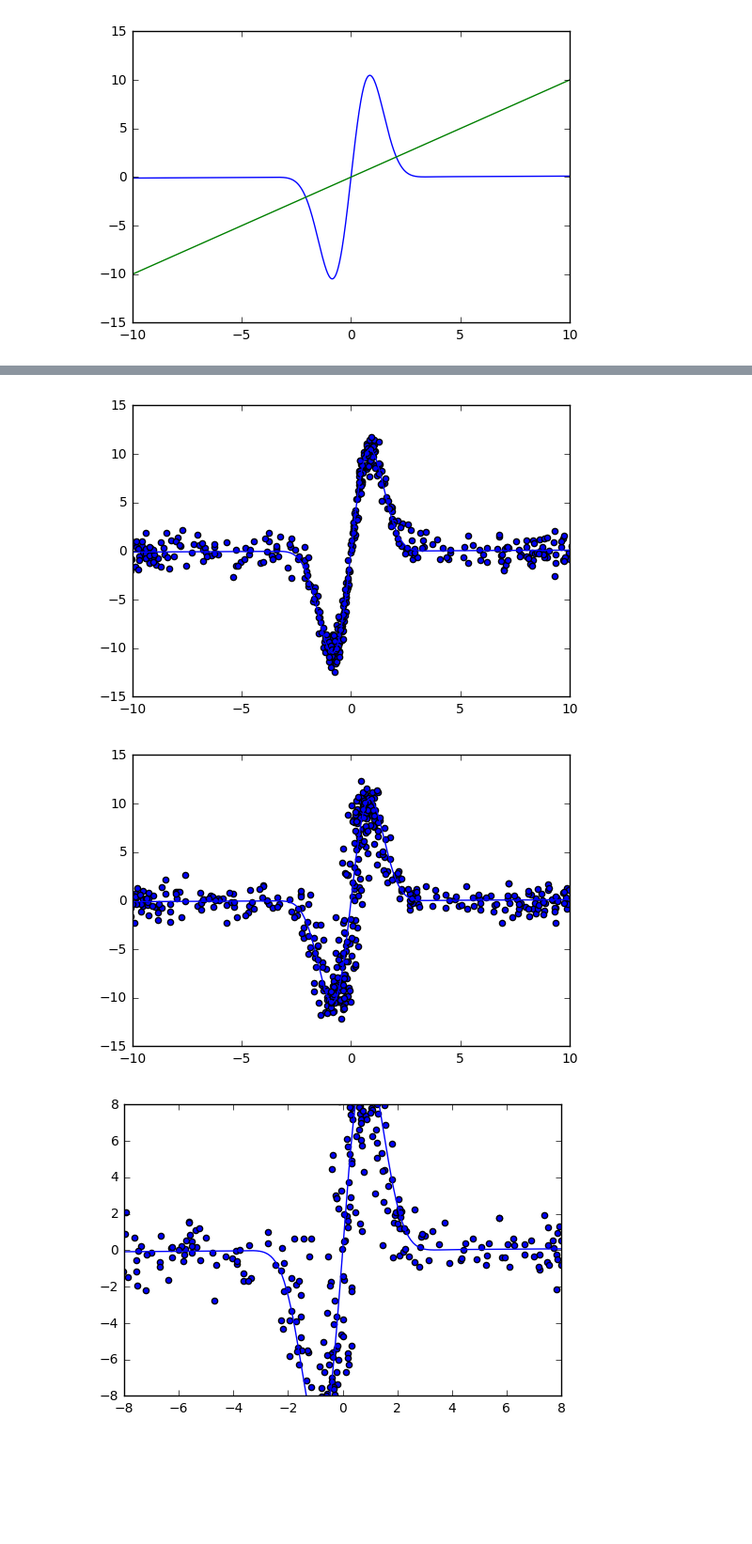
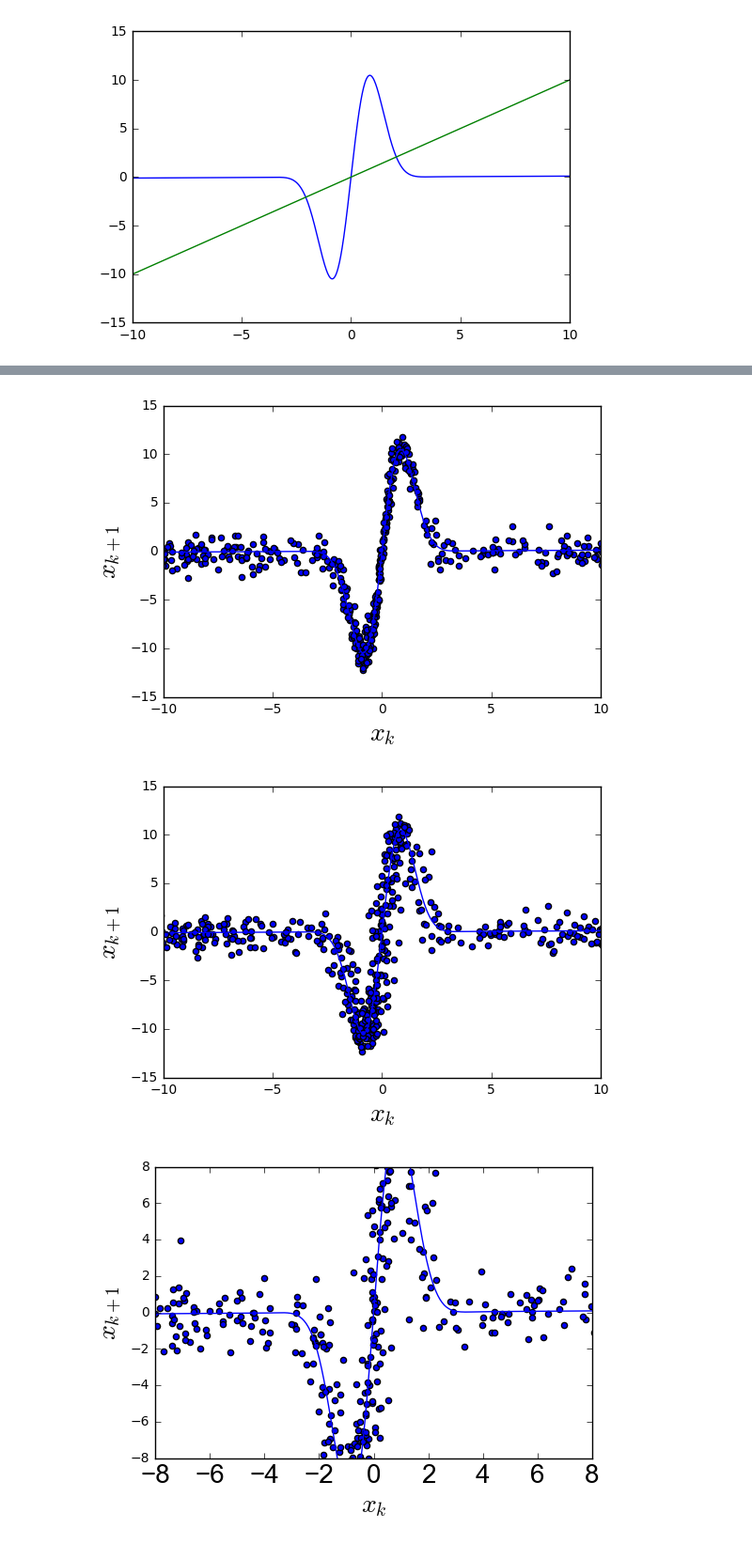
Before and after one commit to VincentBt/Projet-PGM, a Jupyter notebook: FunctionApprox.ipynb, the cells around one changed output, grey strips where cells are left out. Shown at 94% size. Drawn from its saved outputs; the diff is of its cells as text; code cells hidden in the pictures; blank space fills up the shorter version.

Commit message:
Graphs

```diff
--- a/FunctionApprox.ipynb
+++ b/FunctionApprox.ipynb
@@ -133,7 +137,7 @@ for i in range(iterations):
 
     #Propagation
     for k in range(T-1):
-        print(f(k,x[k]))
+#         print(f(k,x[k]))
         x[k+1] = f(k,x[k]) + np.dot(B,u[k]) + normal(mean,Q)
     for k in range(T):
         y[k] = h(k,x[k])  + np.dot(D,u[k]) + normal(mean,R)
@@ -149,6 +153,12 @@ for i in range(iterations):
 absc = np.linspace(-10,10,T)
 ordo = f(1,absc)
 
+
+plt.rc('font',**{'family':'sans-serif','sans-serif':['Arial'],'size':20})
+plt.rc('text', usetex=False)
+plt.rc('xtick', labelsize=10)
+plt.rc('ytick', labelsize=10)
+
 plt.figure()
 plt.plot(absc,ordo)
 for i in range(iterations):
@@ -156,12 +166,22 @@ for i in range(iterations):
 plt.xlim(-10,10)
 #plt.savefig("graphs/x3.eps",format = "eps")
 
+
+
+plt.xlabel("$x_k$")
+plt.ylabel("$x_{k+1}$")
+
 plt.figure()
 plt.plot(absc,ordo)
 for i in range(iterations):
     plt.scatter(x_f_it[i,:-1],x_f_it[i,1:])
 plt.xlim(-10,10)
 plt.ylim(-15,15)
+
+plt.rc('xtick', labelsize=20)
+
+plt.xlabel("$x_k$")
+plt.ylabel("$x_{k+1}$")
 
 plt.figure()
 plt.plot(absc,ordo)
@@ -171,6 +191,8 @@ for i in range(iterations):
 #plt.savefig("graphs/x3_b.eps",format = "eps")
 plt.xlim(-8,8)
 plt.ylim(-8,8)
+plt.xlabel("$x_k$")
+plt.ylabel("$x_{k+1}$")
 
 plt.show()
 # %% [output]
@@ -194,6 +199,6 @@ plt.show()
-[figure, old version]
+[figure, new version]
-[figure, old version]
+[figure, new version]
-[figure, old version]
+[figure, new version]
 # %%
 def kmeans(x,k):
     n = x.shape[0]
```
Also changed, not shown: parts of 6 cells of this notebook.
